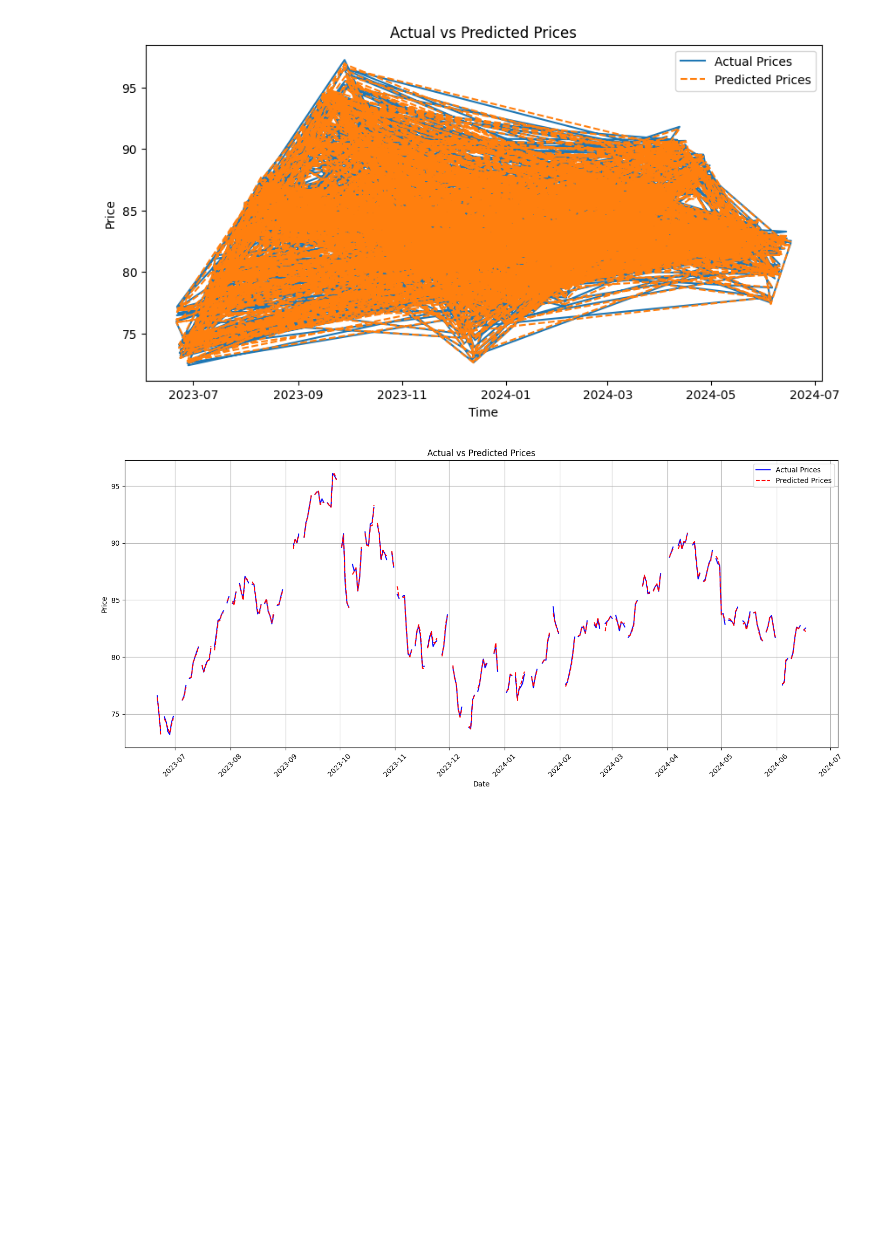
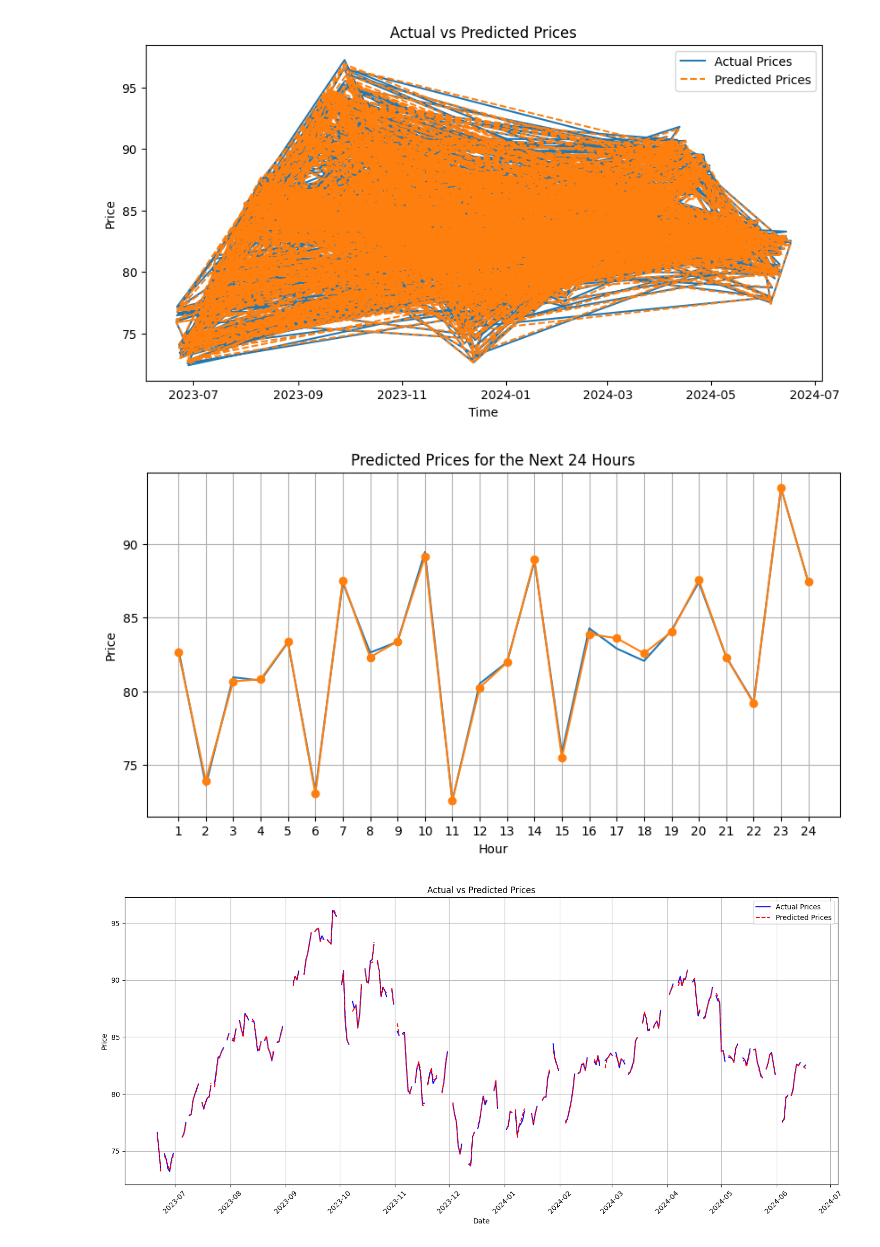
Before and after one commit to Warren12138/price-prediction, a Jupyter notebook: price_prediction.ipynb, the cells around one changed output. Cells and saved outputs as stored; diff of their text form; code cells hidden in the pictures; blank space fills up the shorter version.

Commit message:
future price perdiction problem

```diff
--- a/price_prediction.ipynb
+++ b/price_prediction.ipynb
@@ -365,6 +369,19 @@ plt.legend()
 plt.show()
 # %% [output]
 [figure]
+# %%
+# 设置图表
+plt.figure(figsize=(10, 5))
+plt.plot(range(1, 25), y_test[-24:], label='Actual Prices')
+plt.plot(range(1, 25), predictions_ensemble[-24:], marker='o', linestyle='-')
+plt.title('Predicted Prices for the Next 24 Hours')
+plt.xlabel('Hour')
+plt.ylabel('Price')
+plt.grid(True)
+plt.xticks(range(1, 25))  # 设置x轴刻度为每个小时
+plt.show()
+# %% [output]
+[figure, added]
 # %%
 import pandas as pd
 
```
Also changed, not shown: parts of 5 cells of this notebook.
